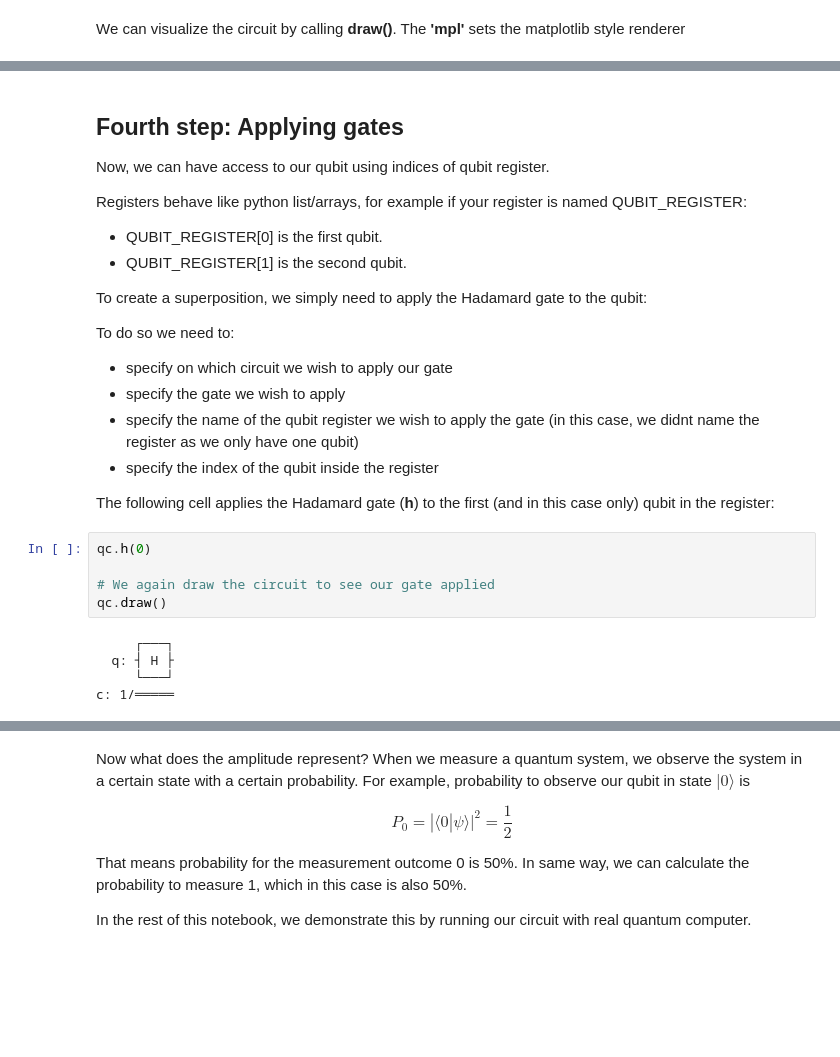
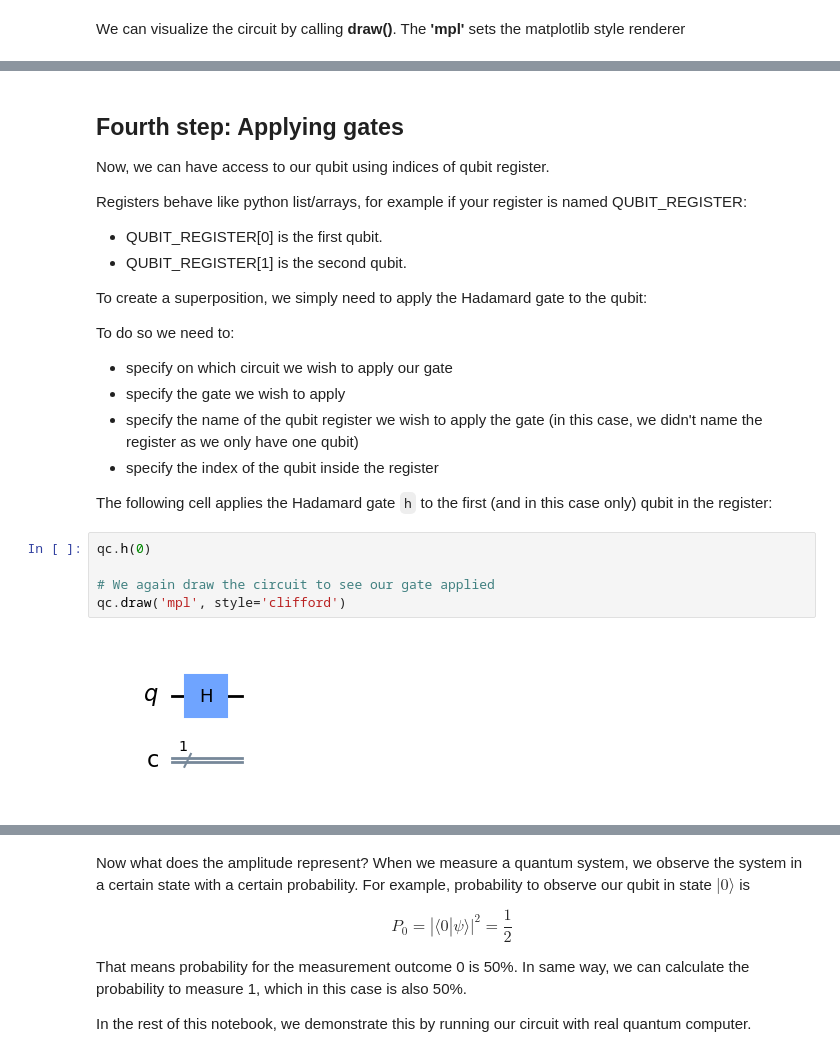
Before and after one commit to FiQCI/fiqci-examples, a Jupyter notebook: Course Material/Introduction to Quantum Computing and FiQCI/00 Superposition and measurement.ipynb, the cells around one changed output, grey strips where cells are left out. Drawn from its saved outputs; the diff is of its cells as text; blank space fills up the shorter version.

```diff
--- a/Course Material/Introduction to Quantum Computing and FiQCI/00 Superposition and measurement.ipynb
+++ b/Course Material/Introduction to Quantum Computing and FiQCI/00 Superposition and measurement.ipynb
@@ -99,20 +97,17 @@ To create a superposition, we simply need to apply the Hadamard gate to the qubi
 To do so we need to:
 + specify on which circuit we wish to apply our gate
 + specify the gate we wish to apply
-+ specify the name of the qubit register we wish to apply the gate (in this case, we didnt name the register as we only have one qubit)
++ specify the name of the qubit register we wish to apply the gate (in this case, we didn't name the register as we only have one qubit)
 + specify the index of the qubit inside the register
 
-The following cell applies the Hadamard gate (**h**) to the first (and in this case only) qubit in the register:
+The following cell applies the Hadamard gate `h` to the first (and in this case only) qubit in the register:
 # %%
 qc.h(0)
 
 # We again draw the circuit to see our gate applied
-qc.draw()
+qc.draw('mpl', style='clifford')
 # %% [output]
-     ┌───┐
-  q: ┤ H ├
-     └───┘
-c: 1/═════
+[figure, added]
 # %% [markdown]
 ## Theory: Statevectors
 
```
Also changed, not shown: parts of 23 cells of this notebook, 4 other files.
